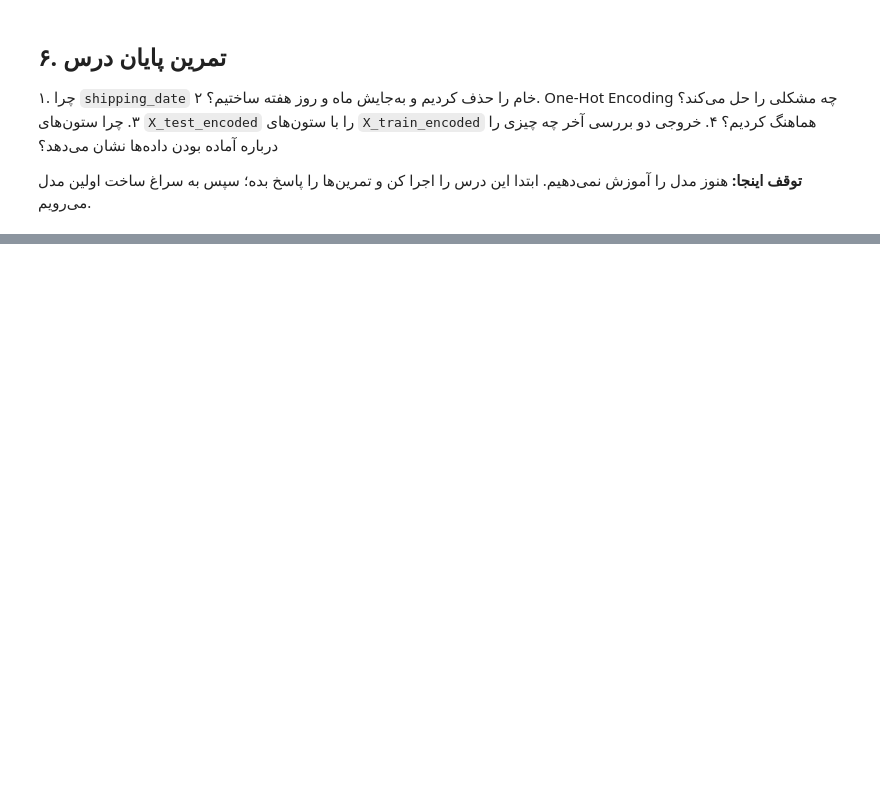
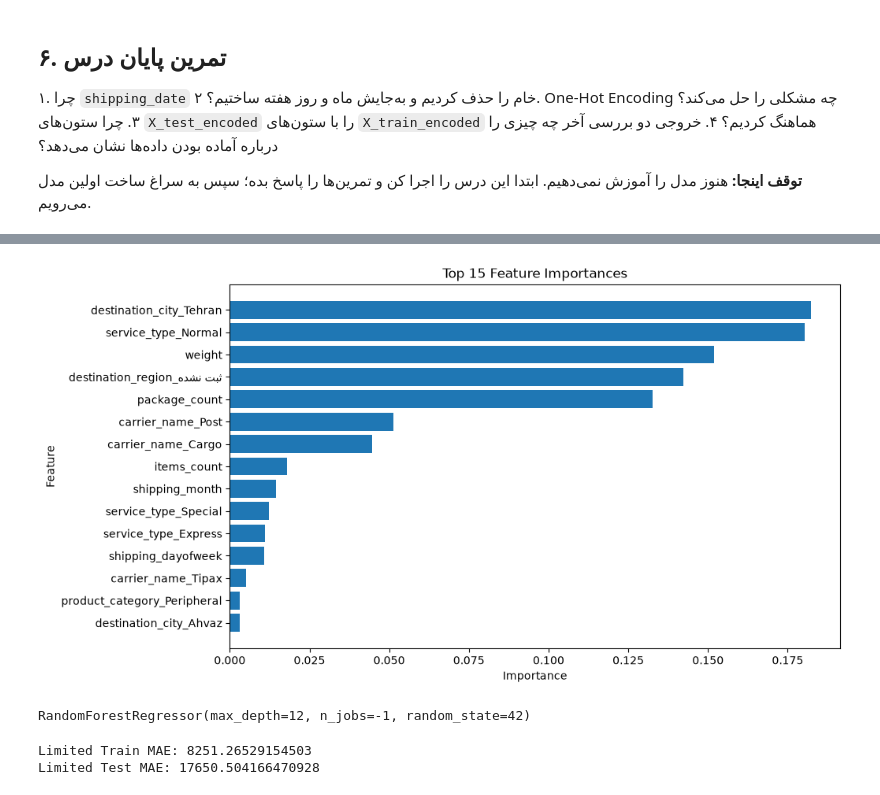
Before and after one commit to mnateghi1/Shipping-Cost-Proposer, a Jupyter notebook: notebooks/03_feature_engineering_lesson.ipynb, the cells around one changed output, grey strips where cells are left out. Saved outputs shown, nothing was run; the diff lists cells and outputs as text; code cells hidden in the pictures; blank space fills up the shorter version.

Commit message:
some models added

```diff
--- a/notebooks/03_feature_engineering_lesson.ipynb
+++ b/notebooks/03_feature_engineering_lesson.ipynb
@@ -118,3 +149,13 @@ X_train_encoded.head()
 ۴. خروجی دو بررسی آخر چه چیزی را درباره آماده بودن داده‌ها نشان می‌دهد؟
 
 **توقف اینجا:** هنوز مدل را آموزش نمی‌دهیم. ابتدا این درس را اجرا کن و تمرین‌ها را پاسخ بده؛ سپس به سراغ ساخت اولین مدل می‌رویم.
+# %%
+from sklearn.ensemble import RandomForestRegressor
+
+model = RandomForestRegressor(
+    n_estimators=100,
+    random_state=42,
+    n_jobs=-1
+)
+
+model.fit(X_train_encoded, y_train)
@@ -120,0 +271,15 @@ X_train_encoded.head()
+# %%
+import pandas as pd
+
+feature_importance = pd.DataFrame({
+    "feature": X_train_encoded.columns,
+    "importance": model.feature_importances_
+})
+
+feature_importance = feature_importance.sort_values(
+    by="importance",
+    ascending=False
+)
+
+feature_importance = feature_importance.reset_index(drop=True)
+feature_importance.head(15)
@@ -120,0 +303,54 @@ X_train_encoded.head()
+# %%
+import matplotlib.pyplot as plt
+
+top_features = feature_importance.head(15).sort_values(
+    by="importance"
+)
+
+plt.figure(figsize=(10, 6))
+
+plt.barh(
+    top_features["feature"],
+    top_features["importance"]
+)
+
+plt.xlabel("Importance")
+plt.ylabel("Feature")
+plt.title("Top 15 Feature Importances")
+
+plt.show()
+# %% [output]
+[figure, added]
+# %%
+from sklearn.ensemble import RandomForestRegressor
+from sklearn.metrics import mean_absolute_error
+
+model_limited = RandomForestRegressor(
+    n_estimators=100,
+    max_depth=12,
+    random_state=42,
+    n_jobs=-1
+)
+
+model_limited.fit(X_train_encoded, y_train)
+# %% [output]
+RandomForestRegressor(max_depth=12, n_jobs=-1, random_state=42)
+# %%
+train_pred_limited = model_limited.predict(X_train_encoded)
+test_pred_limited = model_limited.predict(X_test_encoded)
+
+train_mae_limited = mean_absolute_error(
+    y_train,
+    train_pred_limited
+)
+
+test_mae_limited = mean_absolute_error(
+    y_test,
+    test_pred_limited
+)
+
+print("Limited Train MAE:", train_mae_limited)
+print("Limited Test MAE:", test_mae_limited)
+# %% [output]
+Limited Train MAE: 8251.26529154503
+Limited Test MAE: 17650.504166470928
```
Also changed, not shown: parts of 31 cells of this notebook, 4 other files.
